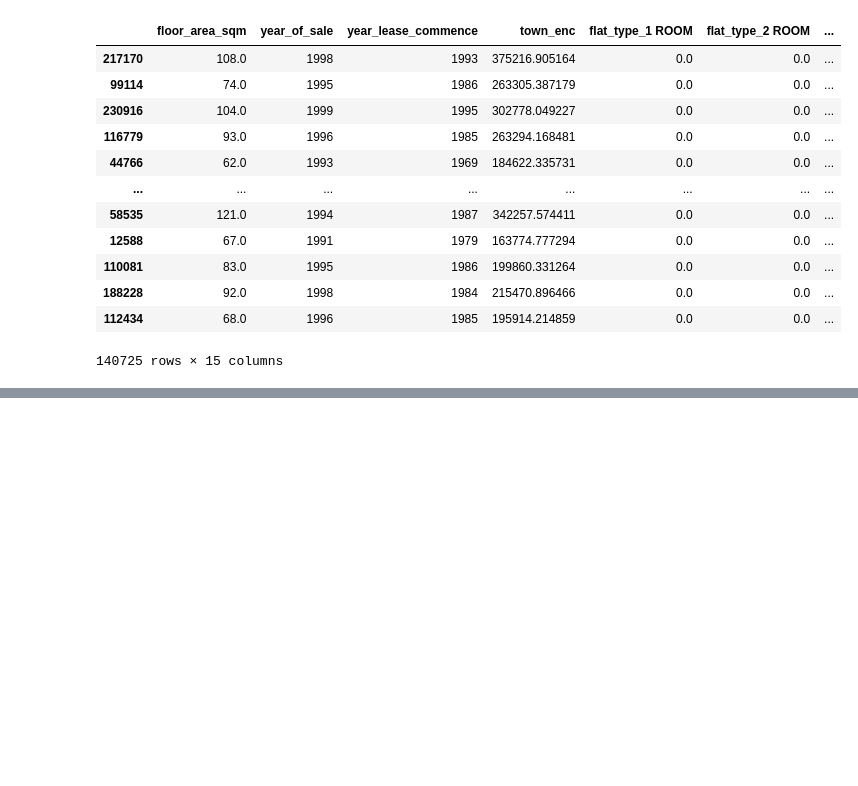
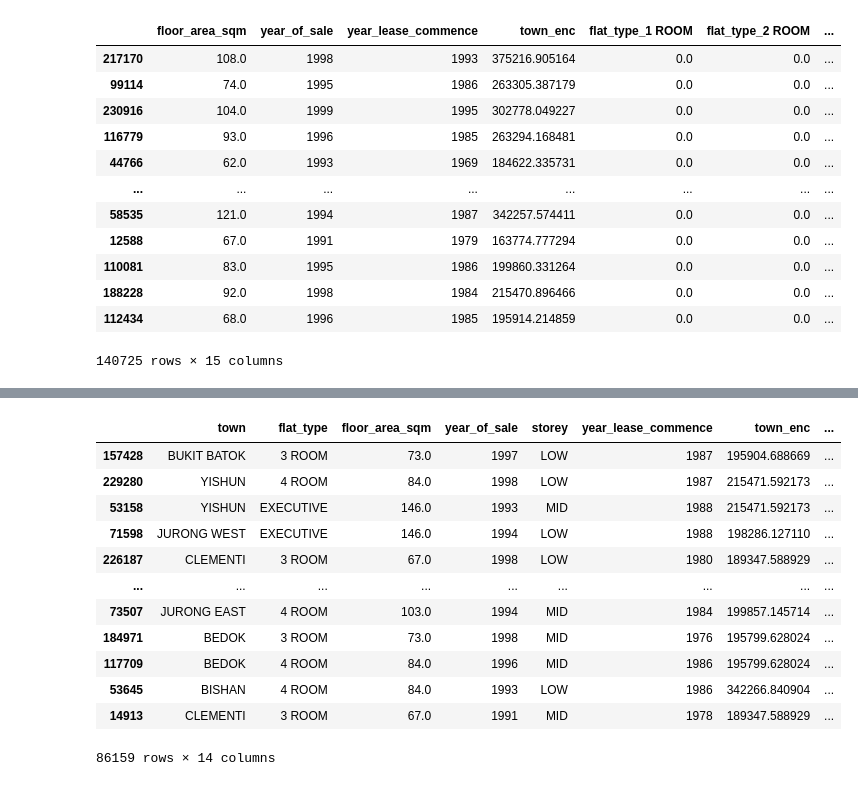
Before and after one commit to Zheng-Xuan/Singapore-resale-flat-price-prediction, a Jupyter notebook: RF_model.ipynb, the cells around one changed output, grey strips where cells are left out. Saved outputs shown, nothing was run; the diff lists cells and outputs as text; code cells hidden in the pictures; blank space fills up the shorter version.

```diff
--- a/RF_model.ipynb
+++ b/RF_model.ipynb
@@ -357,0 +442,8 @@ X_train
+# %%
+# Repeat for X_test
+
+df_enc_town_test = town_looe.transform(X_test['town'])
+df_enc_town_test.rename(columns= {'town': 'town_enc'}, inplace= True)
+X_test = pd.concat([X_test, df_enc_town_test], axis= 1)
+
+X_test
@@ -357,0 +464,22 @@ X_train
+# %%
+ind = X_test.index
+flat_type_ohe_df_test = pd.DataFrame(flat_type_ohe.transform(X_test['flat_type'].values.reshape(-1, 1)).toarray())
+flat_type_ohe_df_test.columns = flat_type_ohe.get_feature_names_out(['flat_type'])
+flat_type_ohe_df_test.index = ind
+X_test = pd.concat([X_test, flat_type_ohe_df_test], axis= 1)
+
+X_test
+# %% [output]
+|  | town | flat_type | floor_area_sqm | year_of_sale | storey | year_lease_commence | town_enc | ... |
+| 157428 | BUKIT BATOK | 3 ROOM | 73.0 | 1997 | LOW | 1987 | 195904.688669 | ... |
+| 229280 | YISHUN | 4 ROOM | 84.0 | 1998 | LOW | 1987 | 215471.592173 | ... |
+| 53158 | YISHUN | EXECUTIVE | 146.0 | 1993 | MID | 1988 | 215471.592173 | ... |
+| 71598 | JURONG WEST | EXECUTIVE | 146.0 | 1994 | LOW | 1988 | 198286.127110 | ... |
+| 226187 | CLEMENTI | 3 ROOM | 67.0 | 1998 | LOW | 1980 | 189347.588929 | ... |
+| ... | ... | ... | ... | ... | ... | ... | ... | ... |
+| 73507 | JURONG EAST | 4 ROOM | 103.0 | 1994 | MID | 1984 | 199857.145714 | ... |
+| 184971 | BEDOK | 3 ROOM | 73.0 | 1998 | MID | 1976 | 195799.628024 | ... |
+| 117709 | BEDOK | 4 ROOM | 84.0 | 1996 | MID | 1986 | 195799.628024 | ... |
+| 53645 | BISHAN | 4 ROOM | 84.0 | 1993 | LOW | 1986 | 342266.840904 | ... |
+| 14913 | CLEMENTI | 3 ROOM | 67.0 | 1991 | MID | 1978 | 189347.588929 | ... |
+86159 rows × 14 columns
```
Also changed, not shown: parts of 22 cells of this notebook, 1 other file.
